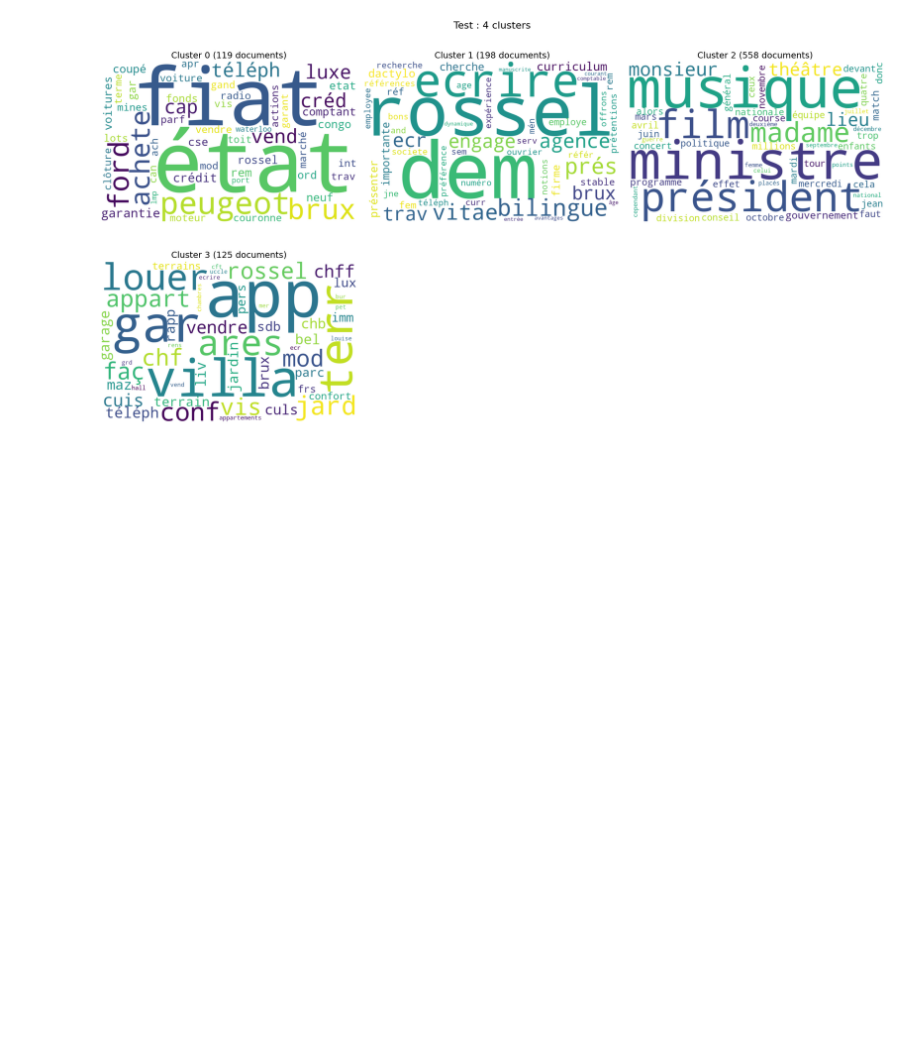
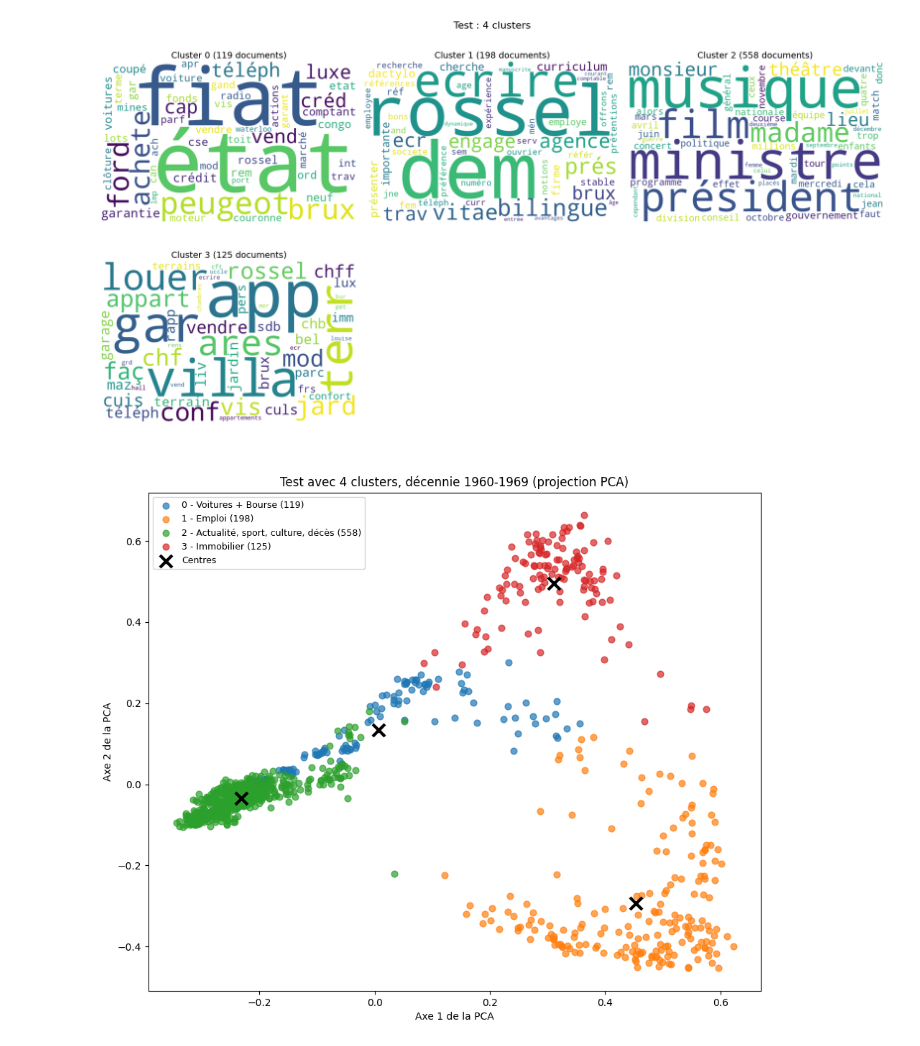
Before and after one commit to jordanstael/tac, a Jupyter notebook: tps/tp3/s2_clustering.ipynb, the cells around one changed output. Drawn from its saved outputs; the diff is of its cells as text; code cells hidden in the pictures; blank space fills up the shorter version.

Commit message:
feat(tp3): notebook final tp3 qui rassemble le clustering et word2vec

```diff
--- a/tps/tp3/s2_clustering.ipynb
+++ b/tps/tp3/s2_clustering.ipynb
@@ -447,3 +447,30 @@ Cluster 1 (198 docs) : dem, rossel, ecrire, bilingue, prés, vitae, agence, ecr,
 Cluster 2 (558 docs) : musique, ministre, président, film, madame, monsieur, lieu, théâtre, gouvernement, match
 Cluster 3 (125 docs) : app, villa, gar, terr, louer, ares, jard, conf, appart, vis
 [figure]
+# %%
+# Visualiser les 4 clusters du test avec la même projection PCA que pour 9 clusters
+noms4 = {0: "Voitures + Bourse", 1: "Emploi", 2: "Actualité, sport, culture, décès",
+         3: "Immobilier"}
+
+etiquettes4 = modele4.labels_
+centres4 = pca9.transform(modele4.cluster_centers_)
+
+plt.figure(figsize=(11, 9))
+couleurs = plt.cm.tab10.colors
+for c in range(4):
+    masque = etiquettes4 == c
+    plt.scatter(points[masque, 0], points[masque, 1], s=40, alpha=0.7,
+                color=couleurs[c], label=f"{c} - {noms4[c]} ({masque.sum()})")
+
+# Ajouter le centre de chaque cluster
+plt.scatter(centres4[:, 0], centres4[:, 1], marker="x", s=150, linewidths=3,
+            color="black", label="Centres")
+
+plt.title("Test avec 4 clusters, décennie 1960-1969 (projection PCA)")
+plt.xlabel("Axe 1 de la PCA")
+plt.ylabel("Axe 2 de la PCA")
+plt.legend(loc="best", fontsize=9)
+plt.savefig("pca_4clusters_1960.png", dpi=150, bbox_inches="tight")
+plt.show()
+# %% [output]
+[figure, added]
```
Also changed, not shown: 1 other file.
